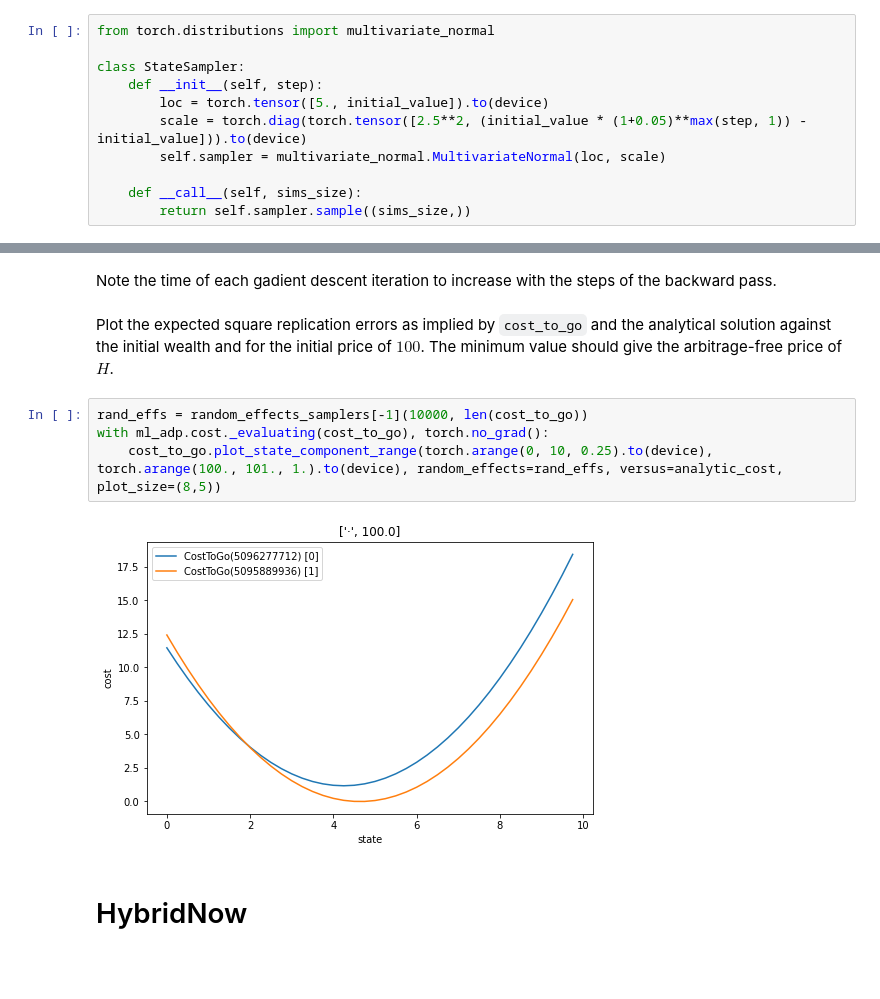
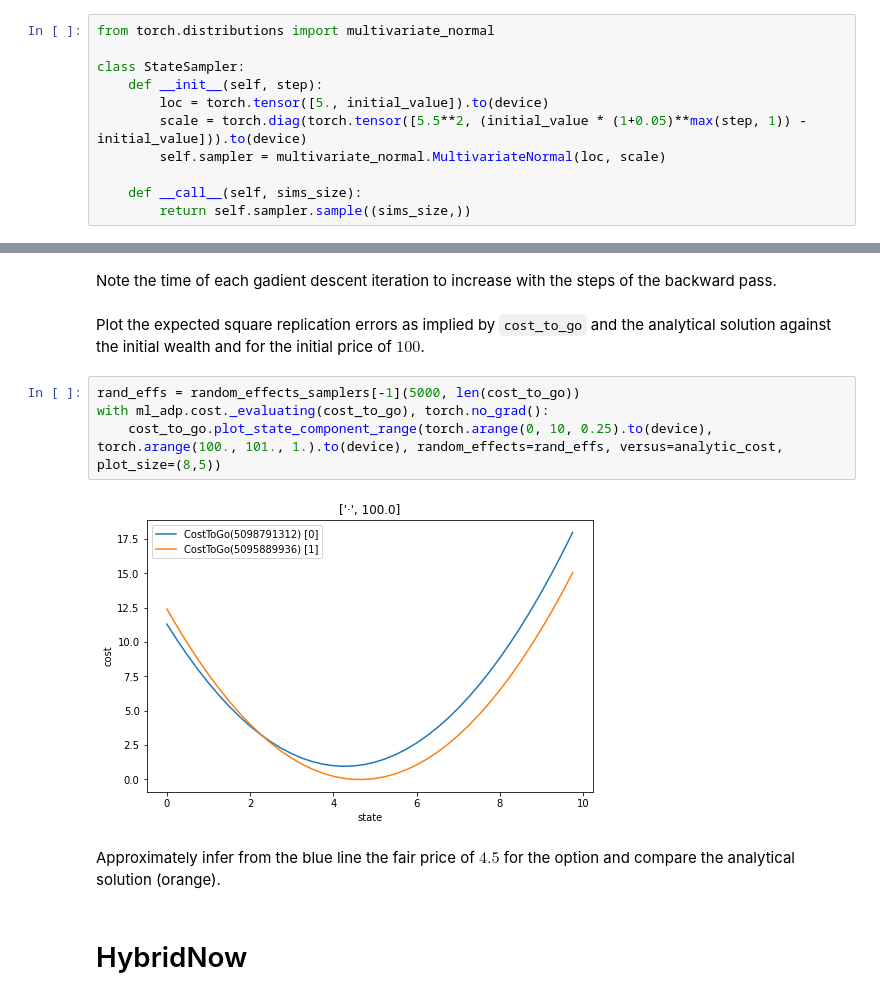
Before and after one commit to rbosh/ml-adp, a Jupyter notebook: doc/examples/option_hedging.ipynb, the cells around one changed output, grey strips where cells are left out. Saved outputs shown, nothing was run; the diff lists cells and outputs as text; blank space fills up the shorter version.

```diff
--- a/doc/examples/option_hedging.ipynb
+++ b/doc/examples/option_hedging.ipynb
@@ -135,7 +137,7 @@ from torch.distributions import multivariate_normal
 class StateSampler:
     def __init__(self, step):
         loc = torch.tensor([5., initial_value]).to(device)
-        scale = torch.diag(torch.tensor([2.5**2, (initial_value * (1+0.05)**max(step, 1)) - initial_value])).to(device)
+        scale = torch.diag(torch.tensor([5.5**2, (initial_value * (1+0.05)**max(step, 1)) - initial_value])).to(device)
         self.sampler = multivariate_normal.MultivariateNormal(loc, scale)
 
     def __call__(self, sims_size):
@@ -210,13 +217,14 @@ CostToGo(
 Note the time of each gadient descent iteration to increase with the steps of the backward pass.
 # %% [markdown]
 Plot the expected square replication errors as implied by `cost_to_go` and the analytical solution against the initial wealth and for the initial price of $100$.
-The minimum value should give the arbitrage-free price of $H$.
 # %%
-rand_effs = random_effects_samplers[-1](10000, len(cost_to_go))
+rand_effs = random_effects_samplers[-1](5000, len(cost_to_go))
 with ml_adp.cost._evaluating(cost_to_go), torch.no_grad():
     cost_to_go.plot_state_component_range(torch.arange(0, 10, 0.25).to(device), torch.arange(100., 101., 1.).to(device), random_effects=rand_effs, versus=analytic_cost, plot_size=(8,5))
 # %% [output]
-[figure, old version]
+[figure, new version]
+# %% [markdown]
+Approximately infer from the blue line the fair price of $4.5$ for the option and compare the analytical solution (orange).
 # %% [markdown]
 # HybridNow
 # %% [markdown]
```
Also changed, not shown: parts of 12 cells of this notebook, 1 other file.
